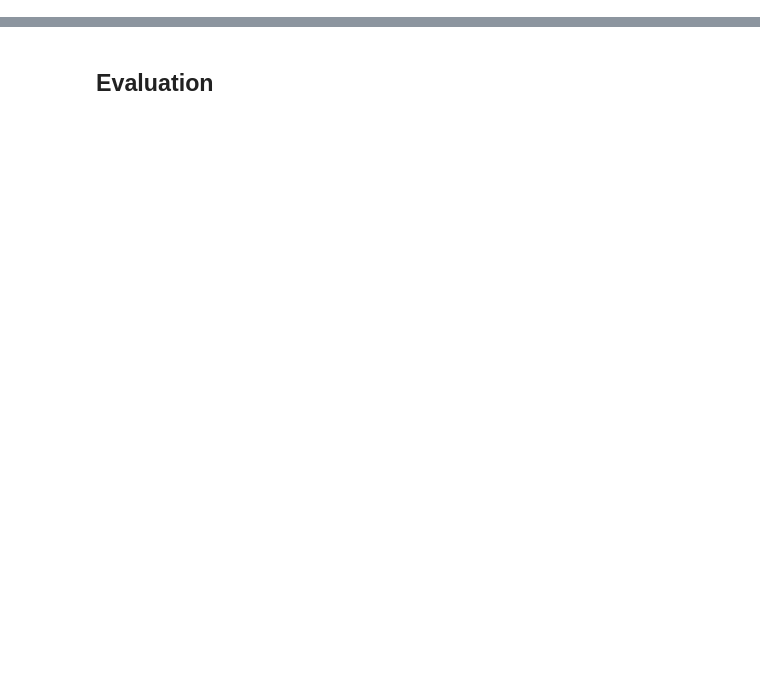
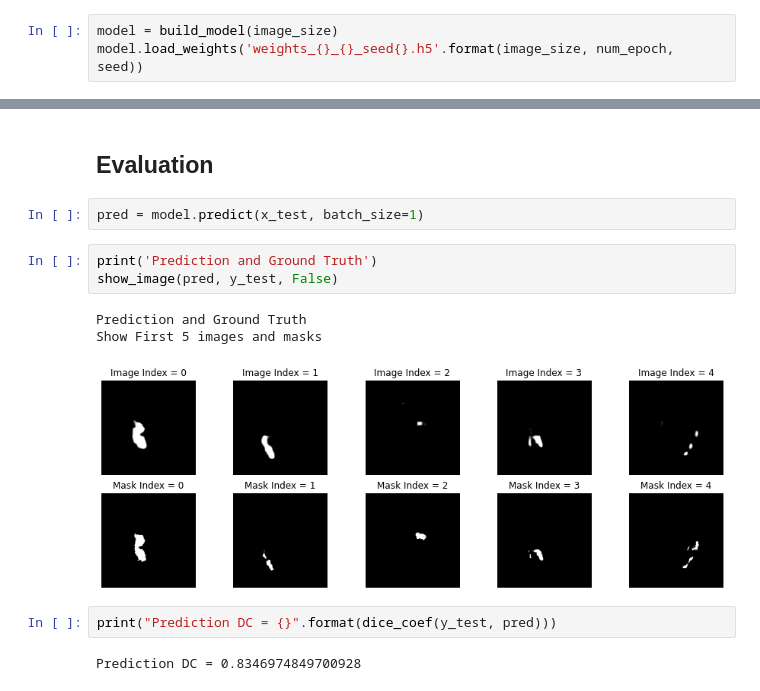
Before and after one commit to sam2377/DL_Medical_Image_Analysis, a Jupyter notebook: Code/Lecture4/Assignment4.ipynb, the cells around one changed output, grey strips where cells are left out. Saved outputs shown, nothing was run; the diff lists cells and outputs as text; blank space fills up the shorter version.

```diff
--- a/Code/Lecture4/Assignment4.ipynb
+++ b/Code/Lecture4/Assignment4.ipynb
@@ -281,0 +259,3 @@ Epoch 10/10
+# %%
+model = build_model(image_size)
+model.load_weights('weights_{}_{}_seed{}.h5'.format(image_size, num_epoch, seed))
@@ -294,2 +290,15 @@ plt.show()
 # %% [markdown]
 ## Evaluation
+# %%
+pred = model.predict(x_test, batch_size=1)
+# %%
+print('Prediction and Ground Truth')
+show_image(pred, y_test, False)
+# %% [output]
+Prediction and Ground Truth
+Show First 5 images and masks
+[figure, added]
+# %%
+print("Prediction DC = {}".format(dice_coef(y_test, pred)))
+# %% [output]
+Prediction DC = 0.8346974849700928
```
Also changed, not shown: parts of 4 cells of this notebook.
